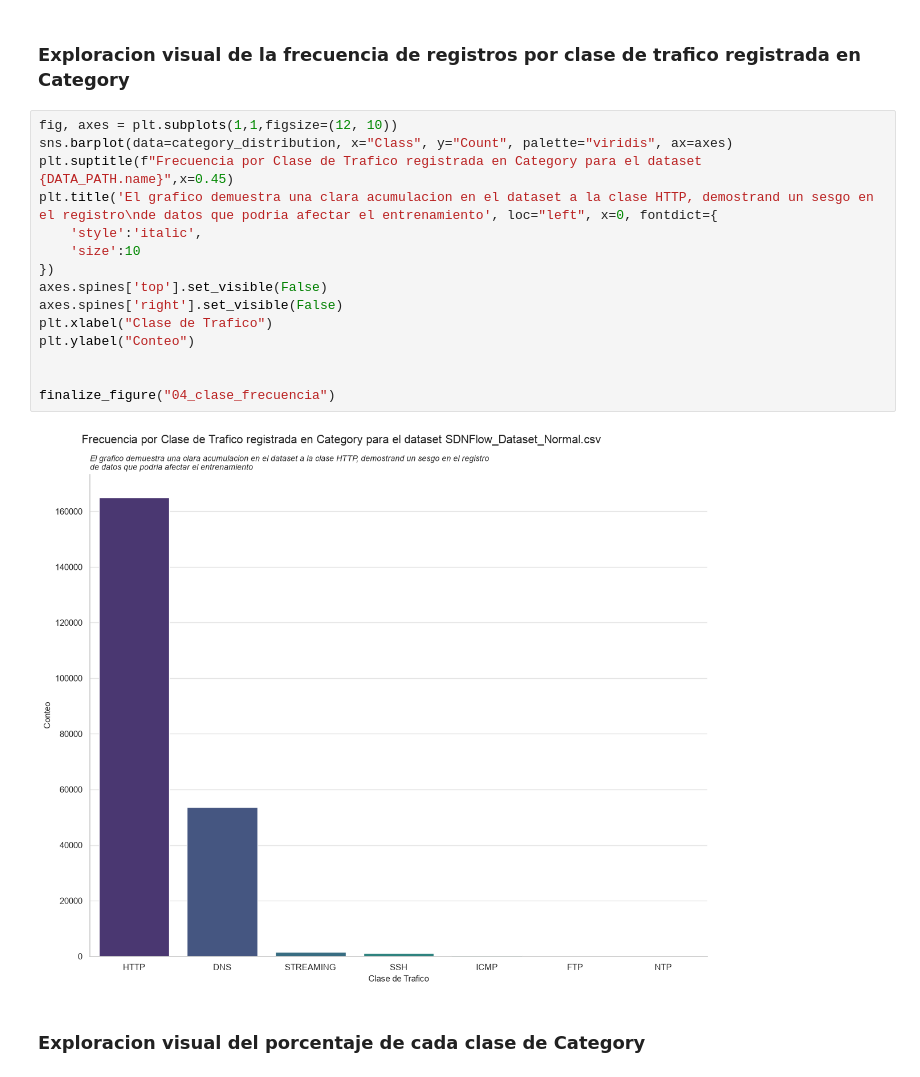
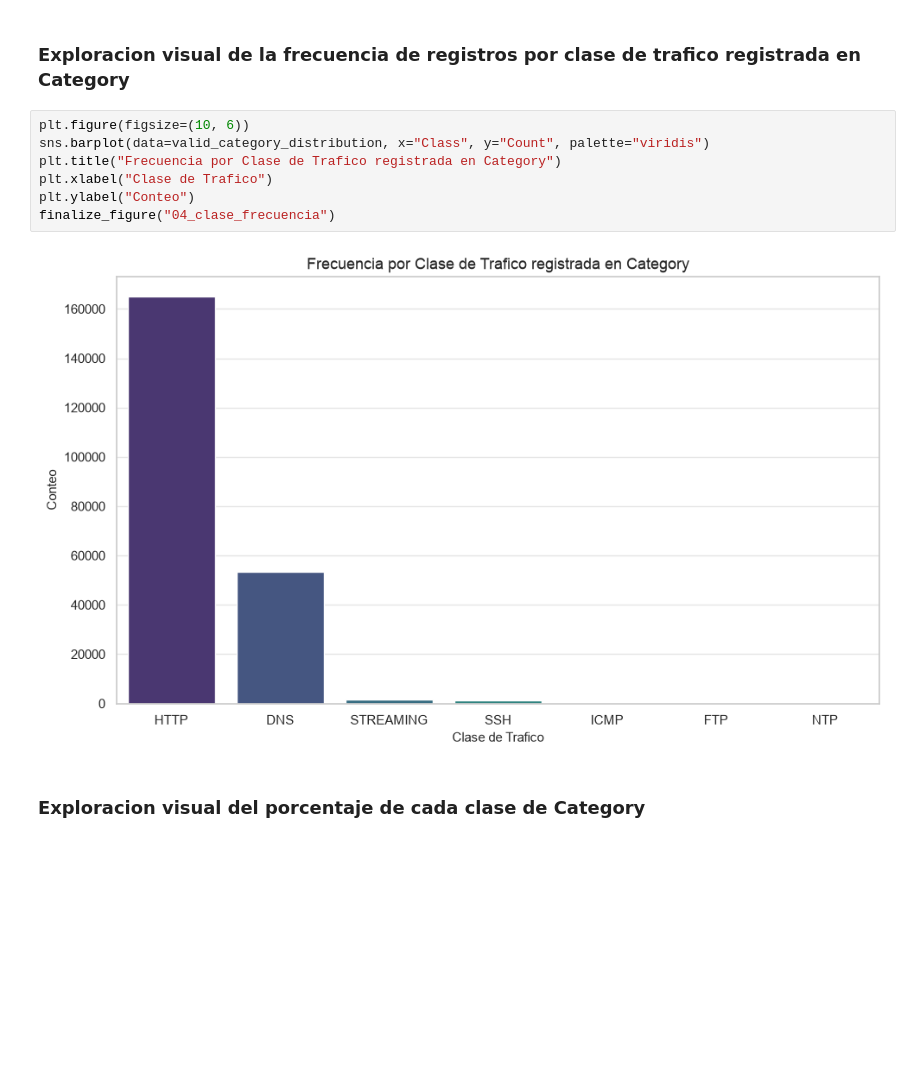
Before and after one commit to Volv1t3/SDN-Thesis-Project, a Jupyter notebook: src/main/python/model/SDN-MPLS-ML-TechDemonstrator-Dataset-EDA.ipynb, the cells around one changed output. Drawn from its saved outputs; the diff is of its cells as text; blank space fills up the shorter version.

```diff
--- a/src/main/python/model/SDN-MPLS-ML-TechDemonstrator-Dataset-EDA.ipynb
+++ b/src/main/python/model/SDN-MPLS-ML-TechDemonstrator-Dataset-EDA.ipynb
@@ -1445,22 +1742,14 @@ Todas las clases esperadas presentes: True
 # %% [markdown]
 ### Exploracion visual de la frecuencia de registros por clase de trafico registrada en Category
 # %%
-fig, axes = plt.subplots(1,1,figsize=(12, 10))
-sns.barplot(data=category_distribution, x="Class", y="Count", palette="viridis", ax=axes)
-plt.suptitle(f"Frecuencia por Clase de Trafico registrada en Category para el dataset {DATA_PATH.name}",x=0.45)
-plt.title('El grafico demuestra una clara acumulacion en el dataset a la clase HTTP, demostrand un sesgo en el registro\nde datos que podria afectar el entrenamiento', loc="left", x=0, fontdict={
-    'style':'italic',
-    'size':10
-})
-axes.spines['top'].set_visible(False)
-axes.spines['right'].set_visible(False)
+plt.figure(figsize=(10, 6))
+sns.barplot(data=valid_category_distribution, x="Class", y="Count", palette="viridis")
+plt.title("Frecuencia por Clase de Trafico registrada en Category")
 plt.xlabel("Clase de Trafico")
 plt.ylabel("Conteo")
-
-
 finalize_figure("04_clase_frecuencia")
 # %% [output]
-[figure, old version]
+[figure, new version]
 # %% [markdown]
 ### Exploracion visual del porcentaje de cada clase de Category
 # %%
```
Also changed, not shown: parts of 28 cells of this notebook, 1 other file.
